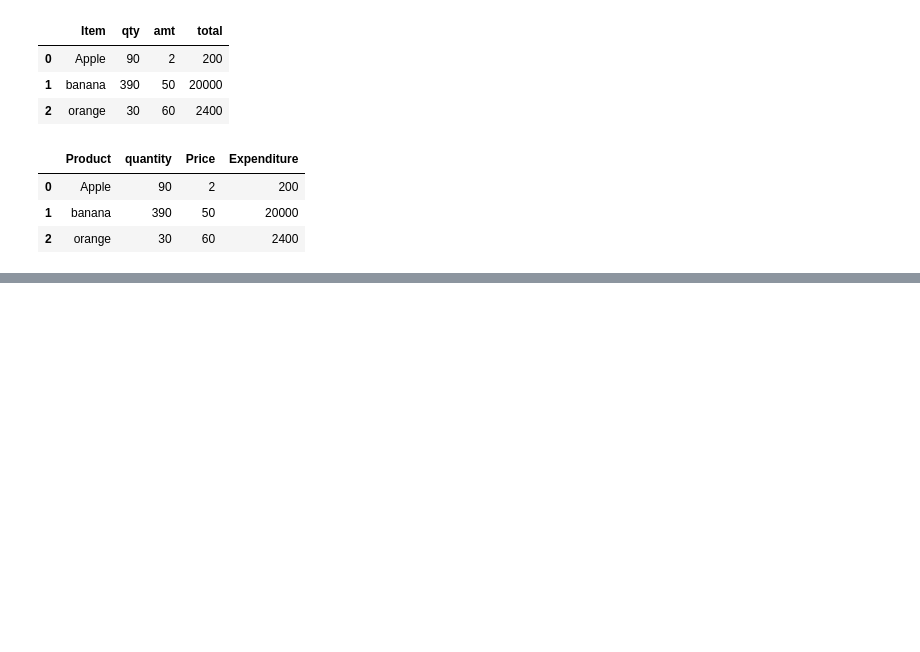
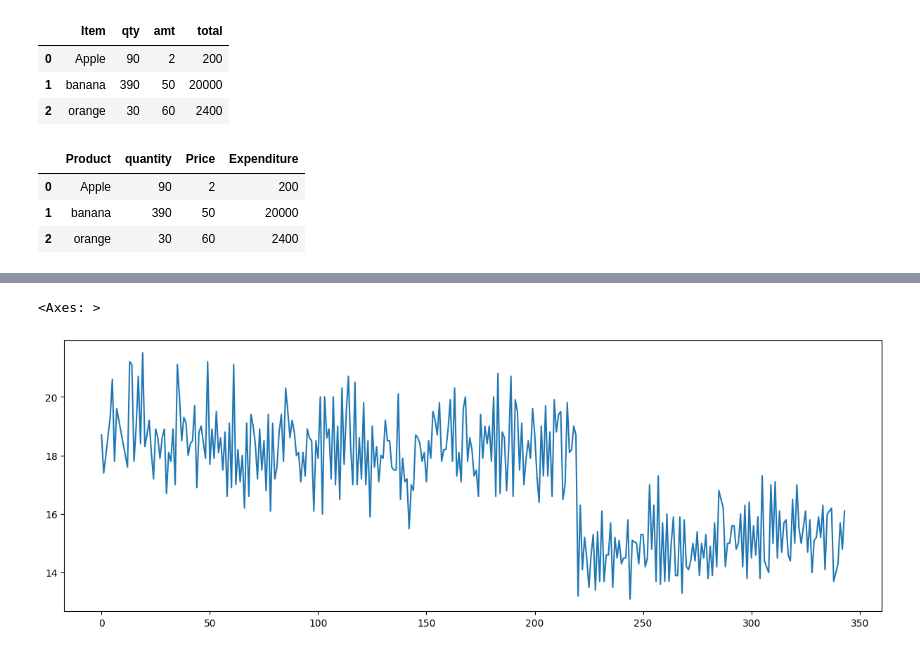
Before and after one commit to bhupii77/Digipodium-AB, a Jupyter notebook: data analysis/pandas.ipynb, the cells around one changed output, grey strips where cells are left out. Drawn from its saved outputs; the diff is of its cells as text; code cells hidden in the pictures; blank space fills up the shorter version.

```diff
--- a/data analysis/pandas.ipynb
+++ b/data analysis/pandas.ipynb
@@ -218,0 +556,5 @@ data
+# %%
+penguins['bill_depth_mm'].plot(figsize = (15,5))
+# %% [output]
+<Axes: >
+[figure, added]
```
Also changed, not shown: parts of 66 cells of this notebook, 1 other file.
